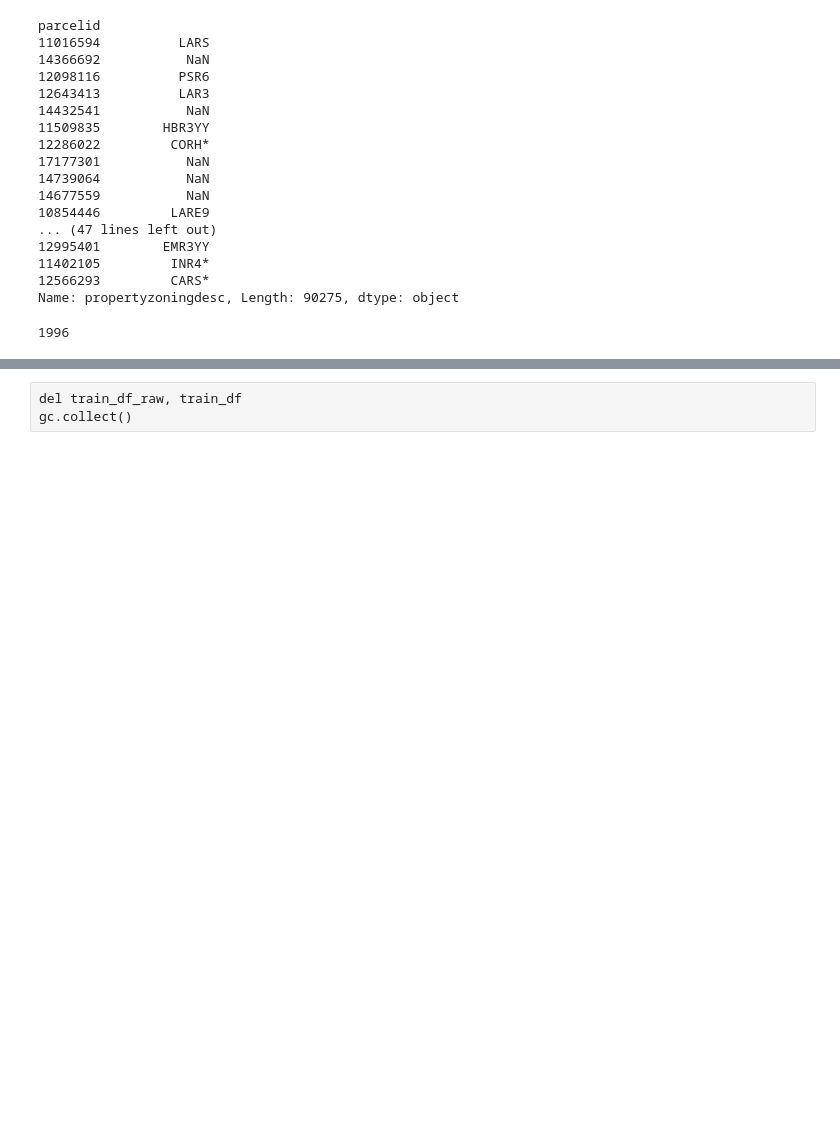
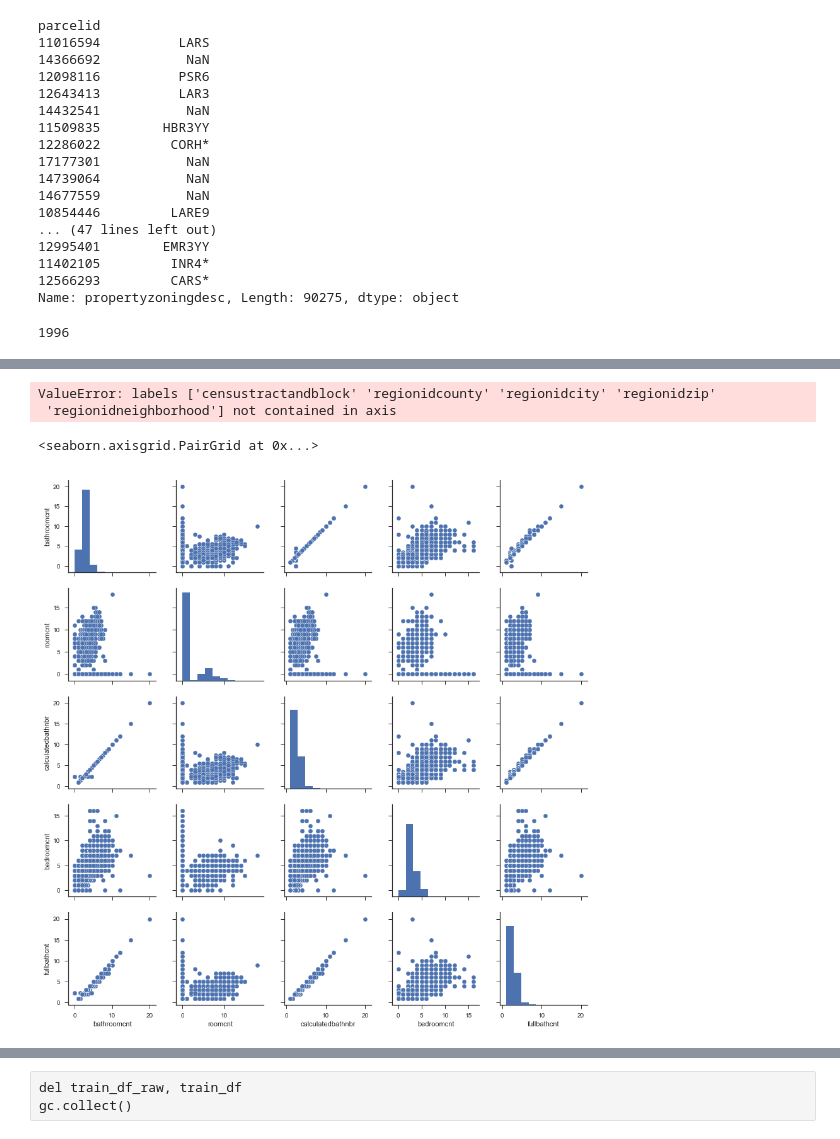
Before and after one commit to malctaylor15/Zillow_Kaggle, a Jupyter notebook: Analysis - Linear Regression.ipynb, the cells around one changed output, grey strips where cells are left out. Drawn from its saved outputs; the diff is of its cells as text; code cells hidden in the pictures; blank space fills up the shorter version.

```diff
--- a/Analysis - Linear Regression.ipynb
+++ b/Analysis - Linear Regression.ipynb
@@ -239,3 +247,6 @@ Name: propertycountylandusecode, Length: 90275, dtype: object
 train_df_filledna['propertycountylandusecode'].nunique()
 # %% [output]
 77
+# %%
+train_df_filledna = train_df_filledna.drop(['propertycountylandusecode'],axis=1)
+train_df_filledna.shape
@@ -270,0 +279,3 @@ train_df2 = train_df_filledna
+# %%
+train_df_filledna = train_df_filledna.drop(['propertyzoningdesc'], axis=1)
+train_df_filledna.shape
@@ -270,0 +329,13 @@ train_df2 = train_df_filledna
+# %%
+train_df_filledna = train_df_filledna.drop(['censustractandblock','regionidcounty','regionidcity','regionidzip','regionidneighborhood'], axis=1)
+# %% [output]
+ValueError: labels ['censustractandblock' 'regionidcounty' 'regionidcity' 'regionidzip'
+ 'regionidneighborhood'] not contained in axis
+# %%
+import seaborn as sns
+sns.set(style="ticks")
+
+sns.pairplot(train_df_filledna[['bathroomcnt','roomcnt','calculatedbathnbr','bedroomcnt','fullbathcnt']])
+# %% [output]
+<seaborn.axisgrid.PairGrid at 0x...>
+[figure, added]
```
Also changed, not shown: parts of 27 cells of this notebook.
